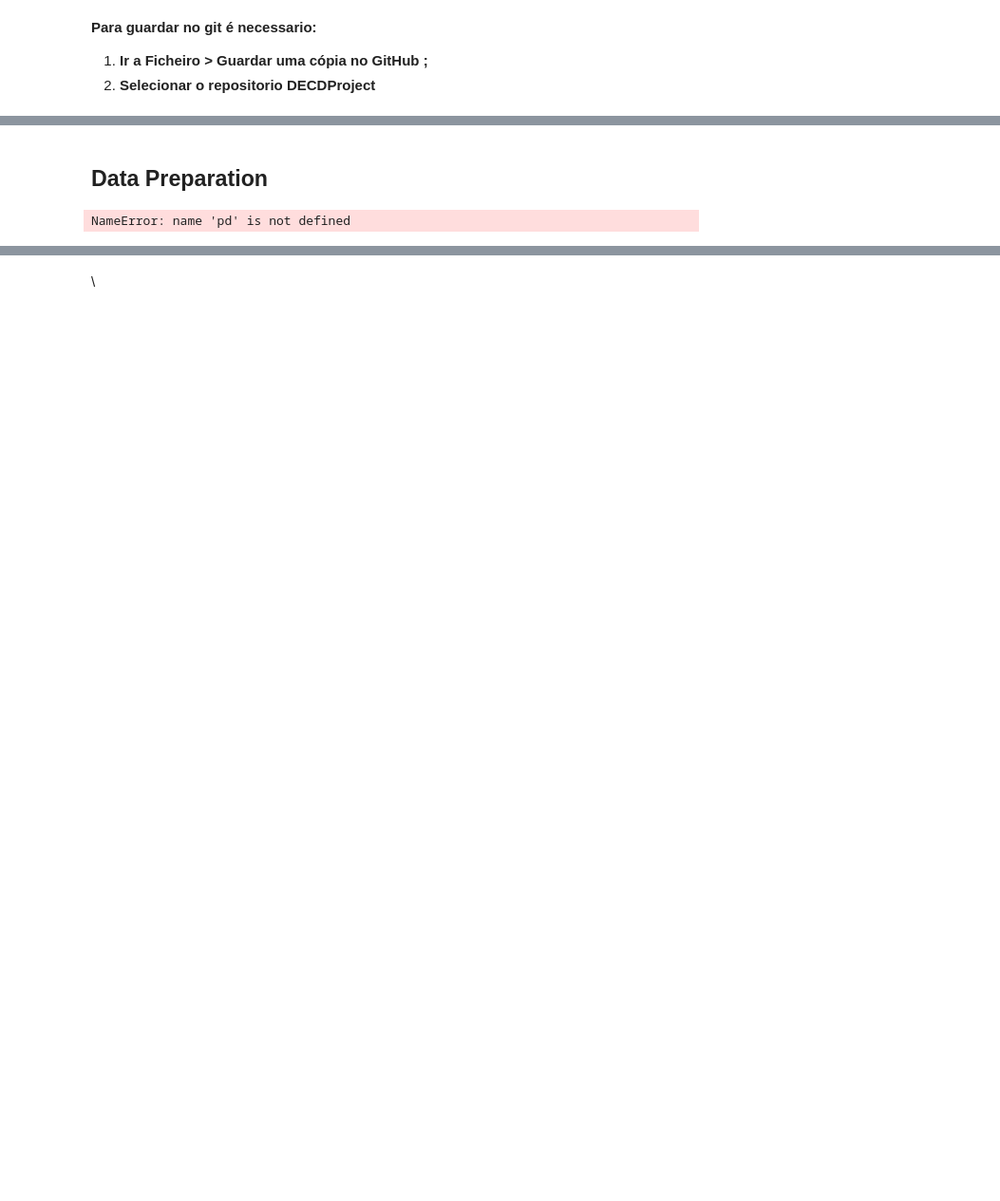
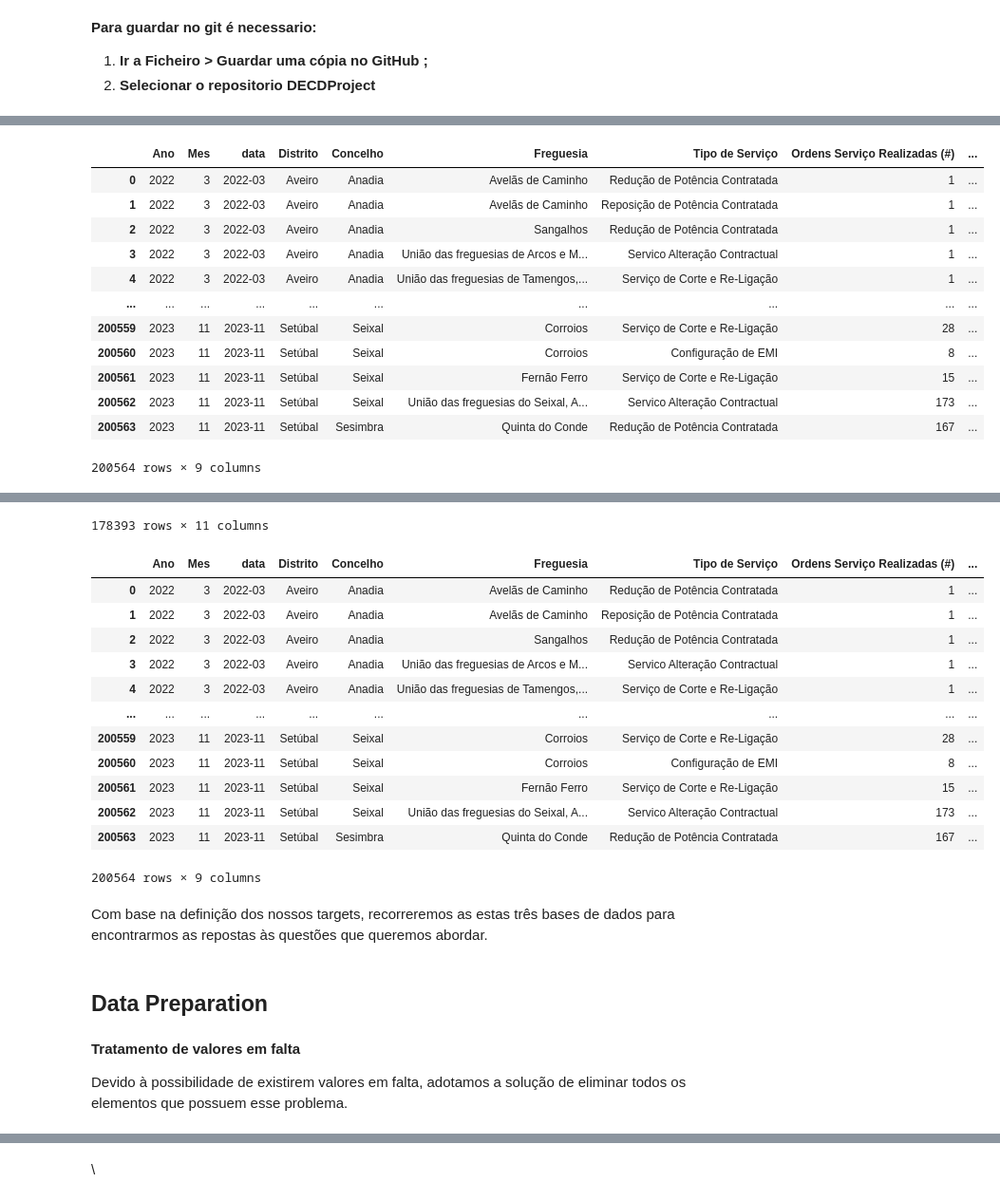
Before and after one commit to RafaelGesero/DECDProject, a Jupyter notebook: ProjetoDECD_Grupo20.ipynb, the cells around one changed output, grey strips where cells are left out. Shown at 95% size. Cells and saved outputs as stored; diff of their text form; code cells hidden in the pictures; blank space fills up the shorter version.

Commit message:
correçao data understanding, ainda a aguardar a resposta do stor

```diff
--- a/ProjetoDECD_Grupo20.ipynb
+++ b/ProjetoDECD_Grupo20.ipynb
@@ -357,0 +169,28 @@ Análise: Permite identificar cada freguesia de forma única e é útil para ref
+# %%
+  import os
+
+#Nesta fase do código vamos buscar as base de dados e importamos para o nosso código
+
+data_path = '../data/' if os.path.exists('../data/') else 'https://raw.githubusercontent.com/RafaelGesero/DECDProject/master/data/'
+
+numeroContratosEnergia_df = pd.read_csv(data_path + '21-contadores-de-energia.csv', sep =";", low_memory=False)
+consumosMensaisPorConcelho_df = pd.read_csv(data_path + '3-consumos-faturados-por-municipio-ultimos-10-anos.csv', sep =";")
+numeroOrdensServico_df = pd.read_csv(data_path + '15-ordens-de-servico.csv', sep=";")
+
+display(numeroOrdensServico_df)
+display(consumosMensaisPorConcelho_df)
+display(numeroOrdensServico_df)
+# %% [output]
+|  | Ano | Mes | data | Distrito | Concelho | Freguesia | Tipo de Serviço | Ordens Serviço Realizadas (#) | ... |
+| 0 | 2022 | 3 | 2022-03 | Aveiro | Anadia | Avelãs de Caminho | Redução de Potência Contratada | 1 | ... |
+| 1 | 2022 | 3 | 2022-03 | Aveiro | Anadia | Avelãs de Caminho | Reposição de Potência Contratada | 1 | ... |
+| 2 | 2022 | 3 | 2022-03 | Aveiro | Anadia | Sangalhos | Redução de Potência Contratada | 1 | ... |
+| 3 | 2022 | 3 | 2022-03 | Aveiro | Anadia | União das freguesias de Arcos e M... | Servico Alteração Contractual | 1 | ... |
+| 4 | 2022 | 3 | 2022-03 | Aveiro | Anadia | União das freguesias de Tamengos,... | Serviço de Corte e Re-Ligação | 1 | ... |
+| ... | ... | ... | ... | ... | ... | ... | ... | ... | ... |
+| 200559 | 2023 | 11 | 2023-11 | Setúbal | Seixal | Corroios | Serviço de Corte e Re-Ligação | 28 | ... |
+| 200560 | 2023 | 11 | 2023-11 | Setúbal | Seixal | Corroios | Configuração de EMI | 8 | ... |
+| 200561 | 2023 | 11 | 2023-11 | Setúbal | Seixal | Fernão Ferro | Serviço de Corte e Re-Ligação | 15 | ... |
+| 200562 | 2023 | 11 | 2023-11 | Setúbal | Seixal | União das freguesias do Seixal, A... | Servico Alteração Contractual | 173 | ... |
+| 200563 | 2023 | 11 | 2023-11 | Setúbal | Sesimbra | Quinta do Conde | Redução de Potência Contratada | 167 | ... |
+200564 rows × 9 columns
@@ -358,2 +209,18 @@ Análise: Permite identificar cada freguesia de forma única e é útil para ref
+178393 rows × 11 columns
+|  | Ano | Mes | data | Distrito | Concelho | Freguesia | Tipo de Serviço | Ordens Serviço Realizadas (#) | ... |
+| 0 | 2022 | 3 | 2022-03 | Aveiro | Anadia | Avelãs de Caminho | Redução de Potência Contratada | 1 | ... |
+| 1 | 2022 | 3 | 2022-03 | Aveiro | Anadia | Avelãs de Caminho | Reposição de Potência Contratada | 1 | ... |
+| 2 | 2022 | 3 | 2022-03 | Aveiro | Anadia | Sangalhos | Redução de Potência Contratada | 1 | ... |
+| 3 | 2022 | 3 | 2022-03 | Aveiro | Anadia | União das freguesias de Arcos e M... | Servico Alteração Contractual | 1 | ... |
+| 4 | 2022 | 3 | 2022-03 | Aveiro | Anadia | União das freguesias de Tamengos,... | Serviço de Corte e Re-Ligação | 1 | ... |
+| ... | ... | ... | ... | ... | ... | ... | ... | ... | ... |
+| 200559 | 2023 | 11 | 2023-11 | Setúbal | Seixal | Corroios | Serviço de Corte e Re-Ligação | 28 | ... |
+| 200560 | 2023 | 11 | 2023-11 | Setúbal | Seixal | Corroios | Configuração de EMI | 8 | ... |
+| 200561 | 2023 | 11 | 2023-11 | Setúbal | Seixal | Fernão Ferro | Serviço de Corte e Re-Ligação | 15 | ... |
+| 200562 | 2023 | 11 | 2023-11 | Setúbal | Seixal | União das freguesias do Seixal, A... | Servico Alteração Contractual | 173 | ... |
+| 200563 | 2023 | 11 | 2023-11 | Setúbal | Sesimbra | Quinta do Conde | Redução de Potência Contratada | 167 | ... |
+200564 rows × 9 columns
+# %% [markdown]
+Com base na definição dos nossos targets, recorreremos as estas três bases de dados para encontrarmos as repostas às questões que queremos abordar.
 # %% [markdown]
 ## Data Preparation
@@ -379,10 +227,4 @@ ordensServico_df = pd.read_csv(data_path + '15-ordens-de-servico.csv', sep=";")
-# %%
-#Juntar os dfs
-
-m1 = pd.merge(ordensServico_df, contratoAtivo_df, how='outer')
-m2 = pd.merge(contadoresEnergia_df, cargaPorInstalacao_df, how = 'outer')
-#m3 = pd.merge(consumosFaturados_df, mobilidadeEletrica_df, how = 'outer')
-
-display(m1)
-# %% [output]
-NameError: name 'pd' is not defined
+# %% [markdown]
+**Tratamento de valores em falta**
+
+Devido à possibilidade de existirem valores em falta, adotamos a solução de eliminar todos os elementos que possuem esse problema.
```
Also changed, not shown: parts of 18 cells of this notebook.
